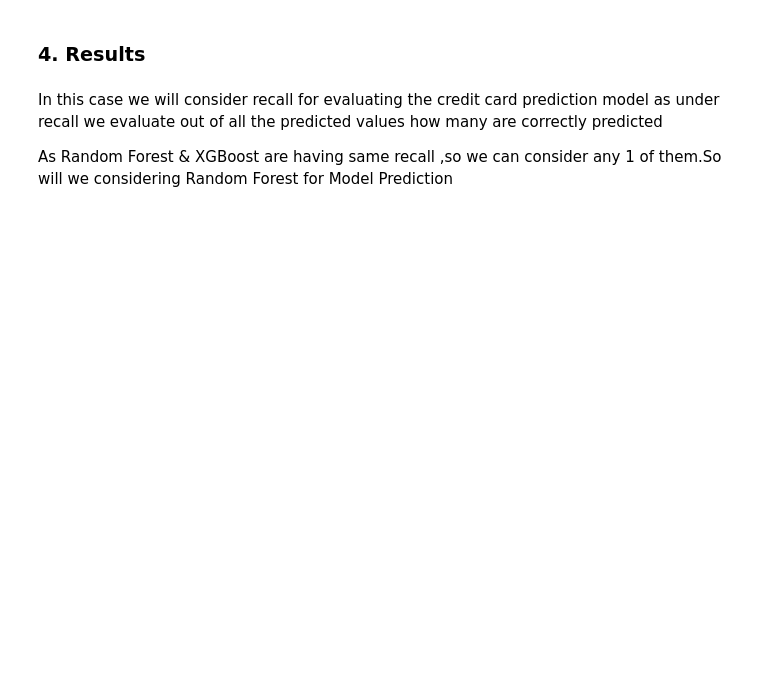
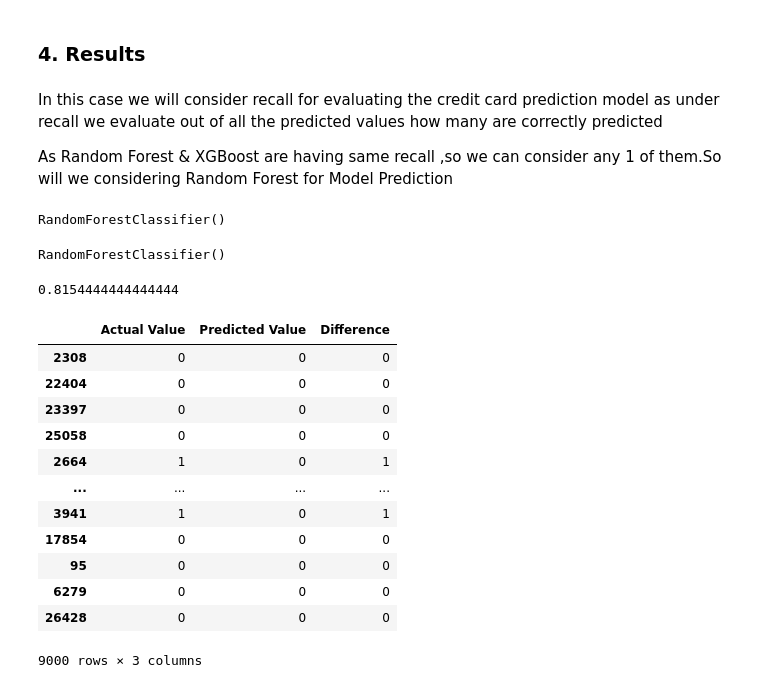
Before and after one commit to sans007/ML_Credit_Card_Defult_Prediction, a Jupyter notebook: Notebook/2. Model_Training.ipynb, the cells around one changed output. Saved outputs shown, nothing was run; the diff lists cells and outputs as text; code cells hidden in the pictures; blank space fills up the shorter version.

Commit message:
add eda and model traing

```diff
--- a/Notebook/2. Model_Training.ipynb
+++ b/Notebook/2. Model_Training.ipynb
@@ -300,3 +324,35 @@ AUC is: 0.63
 In this case we will consider recall for evaluating the credit card prediction model as under recall we evaluate out of all the predicted values how many are correctly predicted
 
 As Random Forest & XGBoost are having same recall ,so we can consider any 1 of them.So will we considering Random Forest for Model Prediction
+# %%
+rf = RandomForestClassifier()
+rf
+# %% [output]
+RandomForestClassifier()
+# %%
+rf.fit(X_train, y_train)
+# %% [output]
+RandomForestClassifier()
+# %%
+y_pred = rf.predict(X_test)
+# %%
+accuracy_score(y_test, y_pred)
+# %% [output]
+0.8154444444444444
+# %%
+pred_df=pd.DataFrame({'Actual Value':y_test,'Predicted Value':y_pred,'Difference':y_test-y_pred})
+pred_df
+# %% [output]
+|  | Actual Value | Predicted Value | Difference |
+| 2308 | 0 | 0 | 0 |
+| 22404 | 0 | 0 | 0 |
+| 23397 | 0 | 0 | 0 |
+| 25058 | 0 | 0 | 0 |
+| 2664 | 1 | 0 | 1 |
+| ... | ... | ... | ... |
+| 3941 | 1 | 0 | 1 |
+| 17854 | 0 | 0 | 0 |
+| 95 | 0 | 0 | 0 |
+| 6279 | 0 | 0 | 0 |
+| 26428 | 0 | 0 | 0 |
+9000 rows × 3 columns
```
Also changed, not shown: parts of 12 cells of this notebook, 3 other files.
